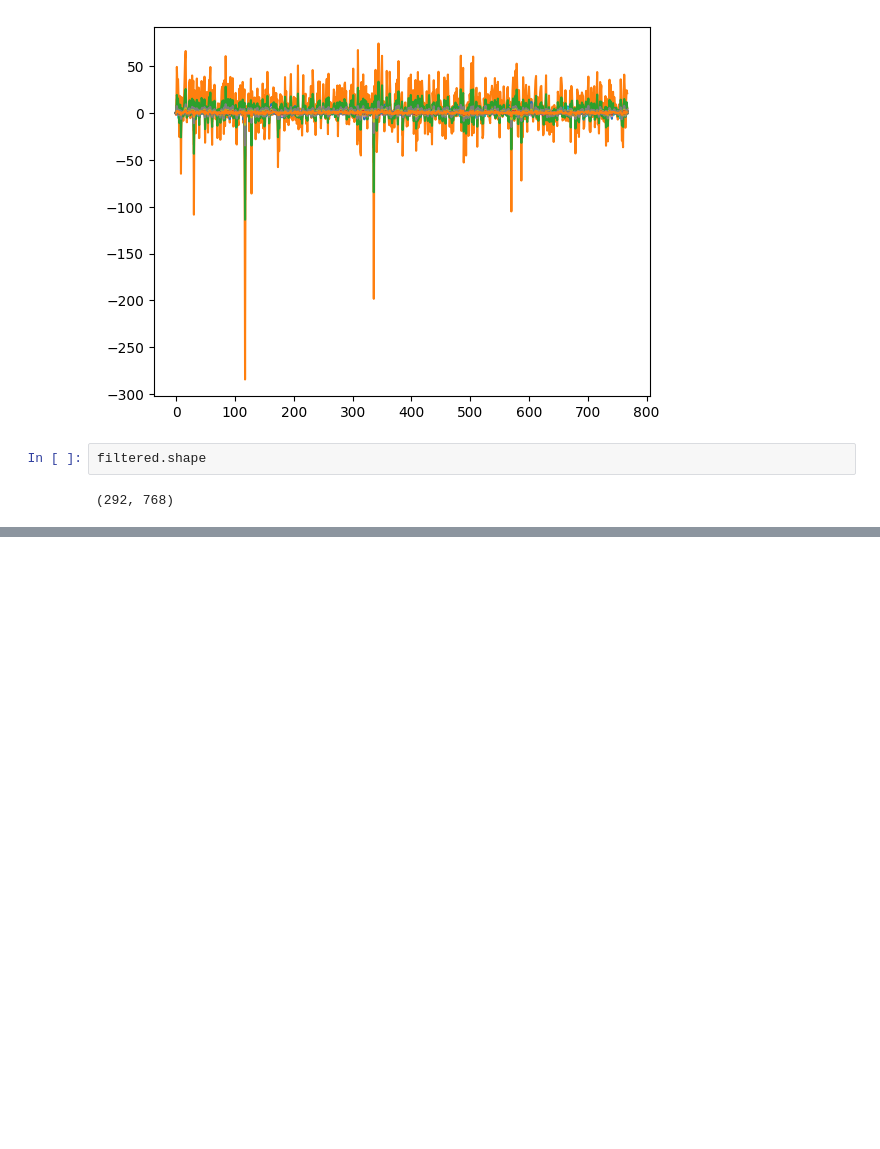
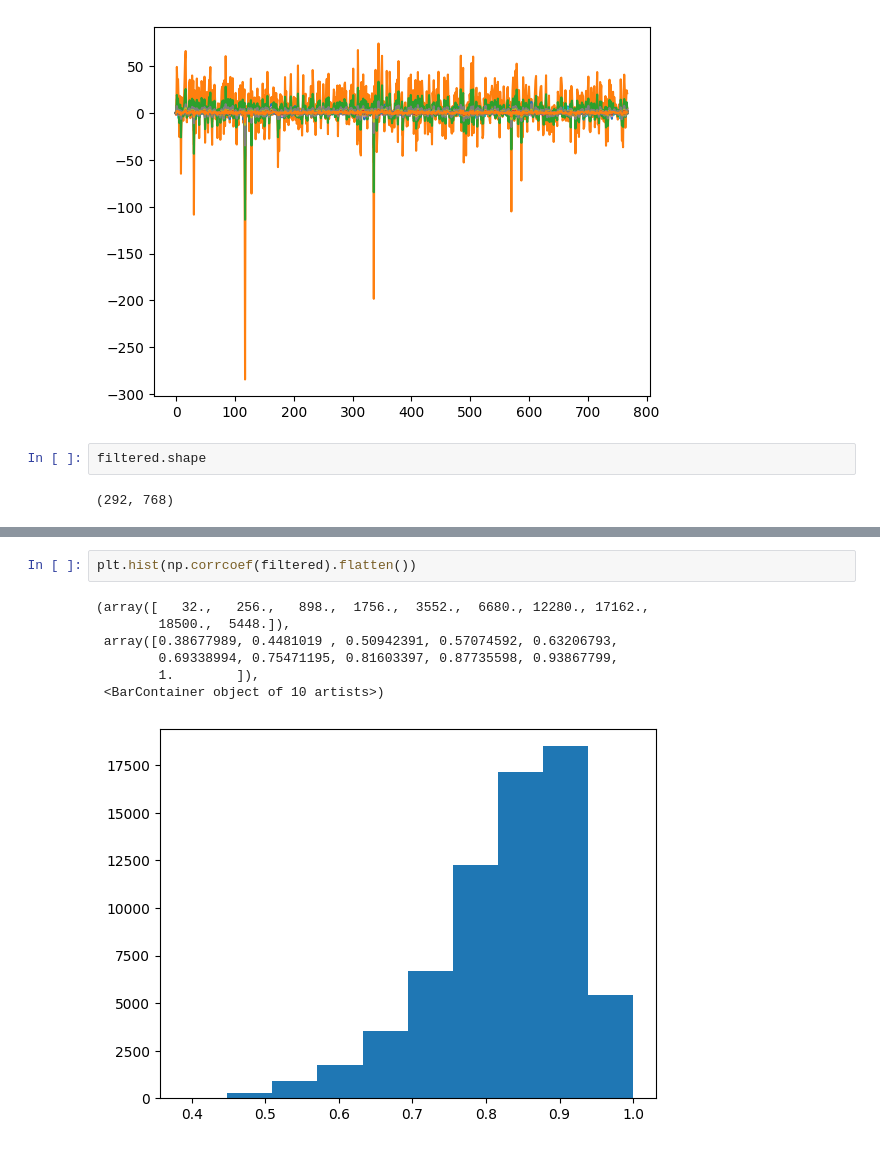
Before and after one commit to mariakesa/MousePipeline, a Jupyter notebook: filtering/idea_test_parallel.ipynb, the cells around one changed output, grey strips where cells are left out. Drawn from its saved outputs; the diff is of its cells as text; blank space fills up the shorter version.

```diff
--- a/filtering/idea_test_parallel.ipynb
+++ b/filtering/idea_test_parallel.ipynb
@@ -181,0 +182,10 @@ plt.imshow(np.cov(filtered))
+# %%
+plt.hist(np.corrcoef(filtered).flatten())
+# %% [output]
+(array([   32.,   256.,   898.,  1756.,  3552.,  6680., 12280., 17162.,
+        18500.,  5448.]),
+ array([0.38677989, 0.4481019 , 0.50942391, 0.57074592, 0.63206793,
+        0.69338994, 0.75471195, 0.81603397, 0.87735598, 0.93867799,
+        1.        ]),
+ <BarContainer object of 10 artists>)
+[figure, added]
```
Also changed, not shown: parts of 5 cells of this notebook.
